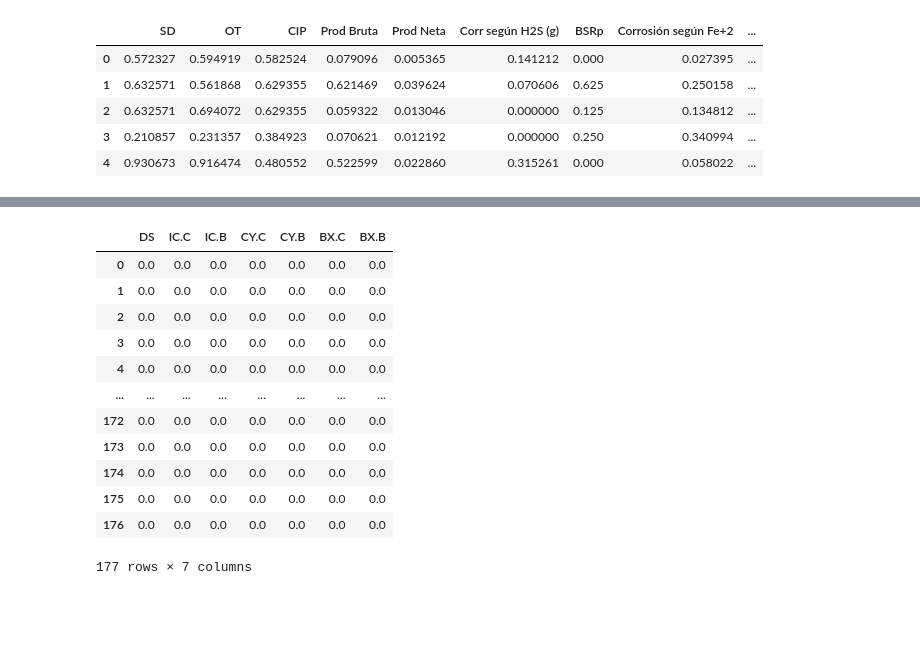
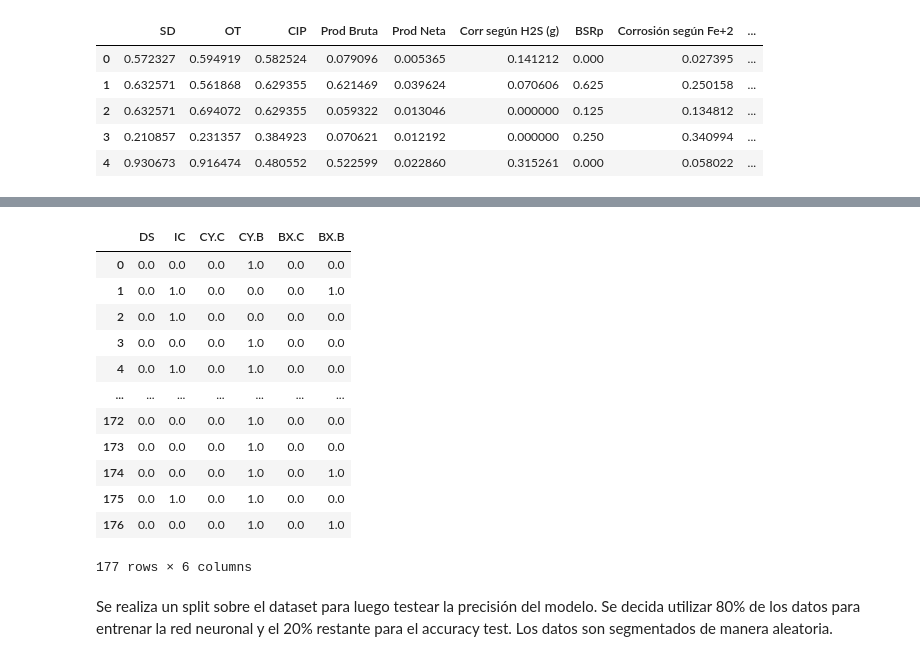
Before and after one commit to GFernandez94/ML-Tratamiento-Quimico-Pozos-Integridad-Corrosion, a Jupyter notebook: Predicción de TQ I&C pozos.ipynb, the cells around one changed output, grey strips where cells are left out. Cells and saved outputs as stored; diff of their text form; code cells hidden in the pictures; blank space fills up the shorter version.

```diff
--- a/Predicción de TQ I&C pozos.ipynb
+++ b/Predicción de TQ I&C pozos.ipynb
@@ -166,6 +180,4 @@ Se crean columnas conteniendo 1 y 0 en función de haberse o no recomendado dete
 # %%
-output=['DS', 'IC.C','IC.B','CY.C', 'CY.B', 'BX.C','BX.B']
+output=['DS', 'IC','CY.C', 'CY.B', 'BX.C','BX.B']
 
 var_output=pd.DataFrame(np.zeros((len(df['Número de protocolo']),len(output))), columns=output)
-
-var_output.head
@@ -187,26 +184,44 @@ var_output.head
+# %%
+DI=['DS','IC']
+num=[1,2,3]
+
+for j in DI:
+    for n in num:
+        for i in range(len(var_output[j])):
+            if j in str(df[f'PQ Propuesto {n}'][i]):
+                var_output[j][i]=1
+            else:
+                None
 # %%
-for i in range(len(var_output['DS'])):
-    if 'DS' in str(df['PQ Propuesto 1'][i]):
-        var_output['DS'][i]=1
-    elif 'DS' in str(df['PQ Propuesto 2'][i]):
-        var_output['DS'][i]=1
-    elif 'DS' in str(df['PQ Propuesto 3'][i]):
-        var_output['DS'][i]=1
-    else:
-        var_output['DS'][i]=0
+CB=['CY', 'BX']
+
+for n in num:
+    for PQ in CB:
+        for i in range(len(var_output['DS'])):
+            if PQ in str(df[f'PQ Propuesto {n}'][i]):
+                if 'Batch' in str(df[f'Modalidad PQ Propuesto {n}'][i]):
+                    var_output[PQ+'.B'][i]=1
+                else:
+                    var_output[PQ+'.C'][i]=1
+            else:
+                None
+
+var_output
 # %% [output]
-|  | DS | IC.C | IC.B | CY.C | CY.B | BX.C | BX.B |
-| 0 | 0.0 | 0.0 | 0.0 | 0.0 | 0.0 | 0.0 | 0.0 |
-| 1 | 0.0 | 0.0 | 0.0 | 0.0 | 0.0 | 0.0 | 0.0 |
-| 2 | 0.0 | 0.0 | 0.0 | 0.0 | 0.0 | 0.0 | 0.0 |
-| 3 | 0.0 | 0.0 | 0.0 | 0.0 | 0.0 | 0.0 | 0.0 |
-| 4 | 0.0 | 0.0 | 0.0 | 0.0 | 0.0 | 0.0 | 0.0 |
-| ... | ... | ... | ... | ... | ... | ... | ... |
-| 172 | 0.0 | 0.0 | 0.0 | 0.0 | 0.0 | 0.0 | 0.0 |
-| 173 | 0.0 | 0.0 | 0.0 | 0.0 | 0.0 | 0.0 | 0.0 |
-| 174 | 0.0 | 0.0 | 0.0 | 0.0 | 0.0 | 0.0 | 0.0 |
-| 175 | 0.0 | 0.0 | 0.0 | 0.0 | 0.0 | 0.0 | 0.0 |
-| 176 | 0.0 | 0.0 | 0.0 | 0.0 | 0.0 | 0.0 | 0.0 |
+|  | DS | IC | CY.C | CY.B | BX.C | BX.B |
+| 0 | 0.0 | 0.0 | 0.0 | 1.0 | 0.0 | 0.0 |
+| 1 | 0.0 | 1.0 | 0.0 | 0.0 | 0.0 | 1.0 |
+| 2 | 0.0 | 1.0 | 0.0 | 0.0 | 0.0 | 0.0 |
+| 3 | 0.0 | 0.0 | 0.0 | 1.0 | 0.0 | 0.0 |
+| 4 | 0.0 | 1.0 | 0.0 | 1.0 | 0.0 | 0.0 |
+| ... | ... | ... | ... | ... | ... | ... |
+| 172 | 0.0 | 0.0 | 0.0 | 1.0 | 0.0 | 0.0 |
+| 173 | 0.0 | 0.0 | 0.0 | 1.0 | 0.0 | 0.0 |
+| 174 | 0.0 | 0.0 | 0.0 | 1.0 | 0.0 | 1.0 |
+| 175 | 0.0 | 1.0 | 0.0 | 1.0 | 0.0 | 0.0 |
+| 176 | 0.0 | 0.0 | 0.0 | 1.0 | 0.0 | 1.0 |
-177 rows × 7 columns
+177 rows × 6 columns
+# %% [markdown]
+Se realiza un split sobre el dataset para luego testear la precisión del modelo. Se decida utilizar 80% de los datos para entrenar la red neuronal y el 20% restante para el accuracy test. Los datos son segmentados de manera aleatoria.
 # %%
 from sklearn.model_selection import train_test_split
```
Also changed, not shown: parts of 22 cells of this notebook, 2 other files.
